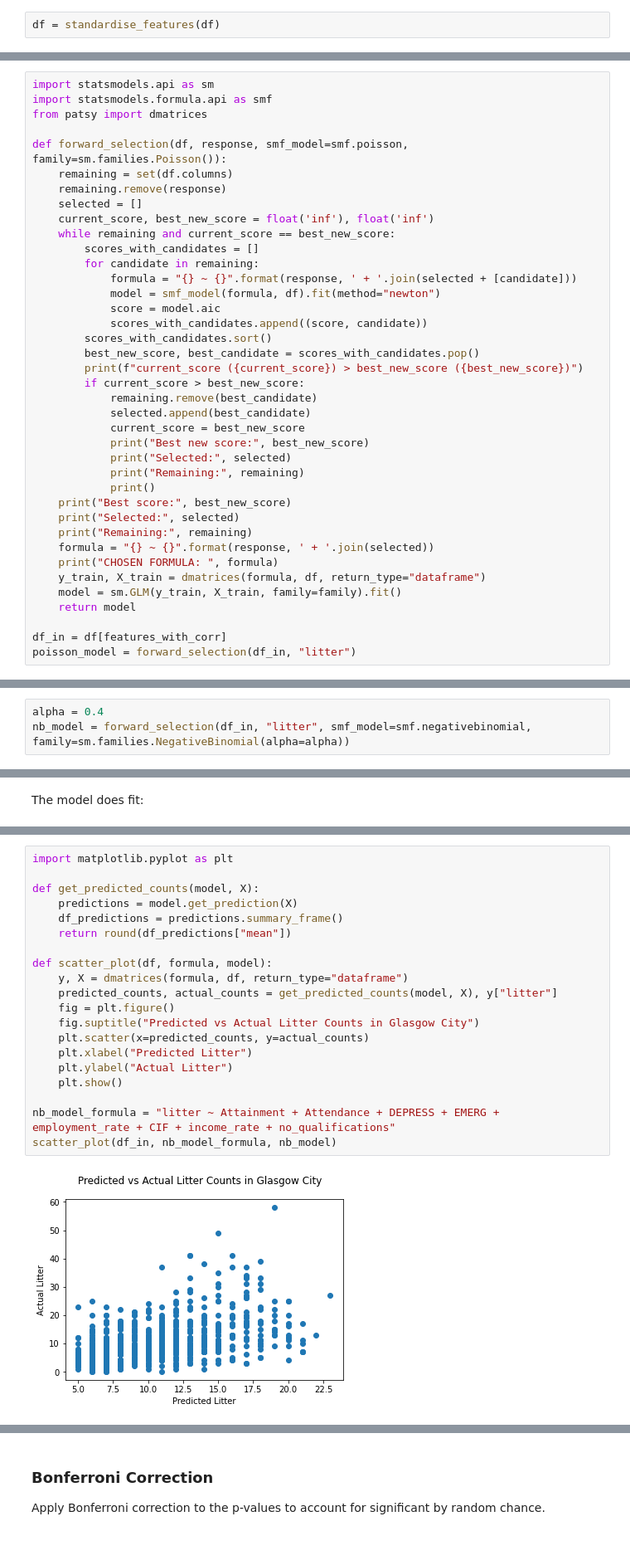
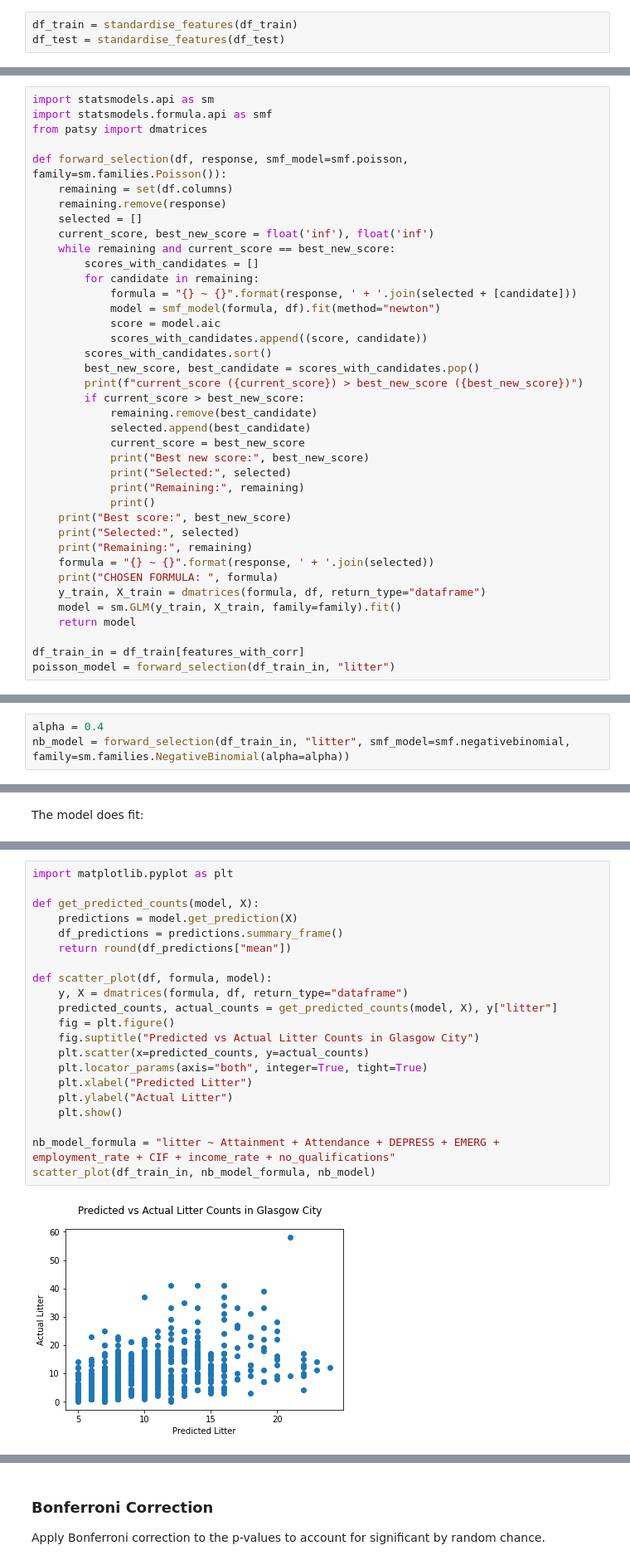
Before and after one commit to Garee/glasgow-litter, a Jupyter notebook: regression/regression-all-data.ipynb, the cells around one changed output, grey strips where cells are left out. Shown at 83% size. Drawn from its saved outputs; the diff is of its cells as text.

```diff
--- a/regression/regression-all-data.ipynb
+++ b/regression/regression-all-data.ipynb
@@ -336,8 +366,9 @@ plot_histogram("Working_Age_population", title="Data Zone Working Age Population
 ## Standardise
 
 Standardise the predictors for regression as they are in different units.
-# %%
-df = standardise_features(df)
+# %%
+df_train = standardise_features(df_train)
+df_test = standardise_features(df_test)
 # %% [markdown]
 ## Poission
 
@@ -379,7 +410,7 @@ def forward_selection(df, response, smf_model=smf.poisson, family=sm.families.Po
     model = sm.GLM(y_train, X_train, family=family).fit()
     return model
 
-df_in = df[features_with_corr]
-poisson_model = forward_selection(df_in, "litter")
+df_train_in = df_train[features_with_corr]
+poisson_model = forward_selection(df_train_in, "litter")
 # %% [output]
 Optimization terminated successfully.
@@ -442,6 +473,6 @@ The model fits: False
 Train a negative binomial regression model using forward variable selection.
 # %%
 alpha = 0.4
-nb_model = forward_selection(df_in, "litter", smf_model=smf.negativebinomial, family=sm.families.NegativeBinomial(alpha=alpha))
+nb_model = forward_selection(df_train_in, "litter", smf_model=smf.negativebinomial, family=sm.families.NegativeBinomial(alpha=alpha))
 # %% [output]
 Optimization terminated successfully.
@@ -488,25 +519,26 @@ The model fits: True
 # %%
 import matplotlib.pyplot as plt
 
 def get_predicted_counts(model, X):
     predictions = model.get_prediction(X)
     df_predictions = predictions.summary_frame()
     return round(df_predictions["mean"])
 
 def scatter_plot(df, formula, model):
     y, X = dmatrices(formula, df, return_type="dataframe")
     predicted_counts, actual_counts = get_predicted_counts(model, X), y["litter"]
     fig = plt.figure()
     fig.suptitle("Predicted vs Actual Litter Counts in Glasgow City")
     plt.scatter(x=predicted_counts, y=actual_counts)
+    plt.locator_params(axis="both", integer=True, tight=True)
     plt.xlabel("Predicted Litter")
     plt.ylabel("Actual Litter")
     plt.show()
 
 nb_model_formula = "litter ~ Attainment + Attendance + DEPRESS + EMERG + employment_rate + CIF + income_rate + no_qualifications"
-scatter_plot(df_in, nb_model_formula, nb_model)
+scatter_plot(df_train_in, nb_model_formula, nb_model)
 # %% [output]
-[figure, old version]
+[figure, new version]
 # %%
 def bar_plot(df, formula, model, n_bars=20, bar_width=0.2):
     y, X = dmatrices(formula, df, return_type="dataframe")
```
Also changed, not shown: parts of 16 cells of this notebook.
